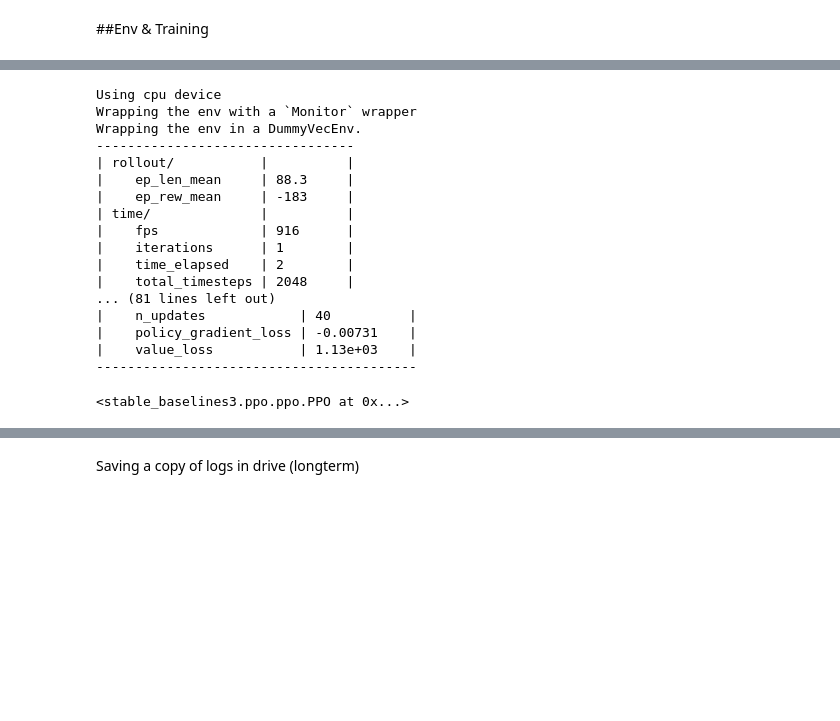
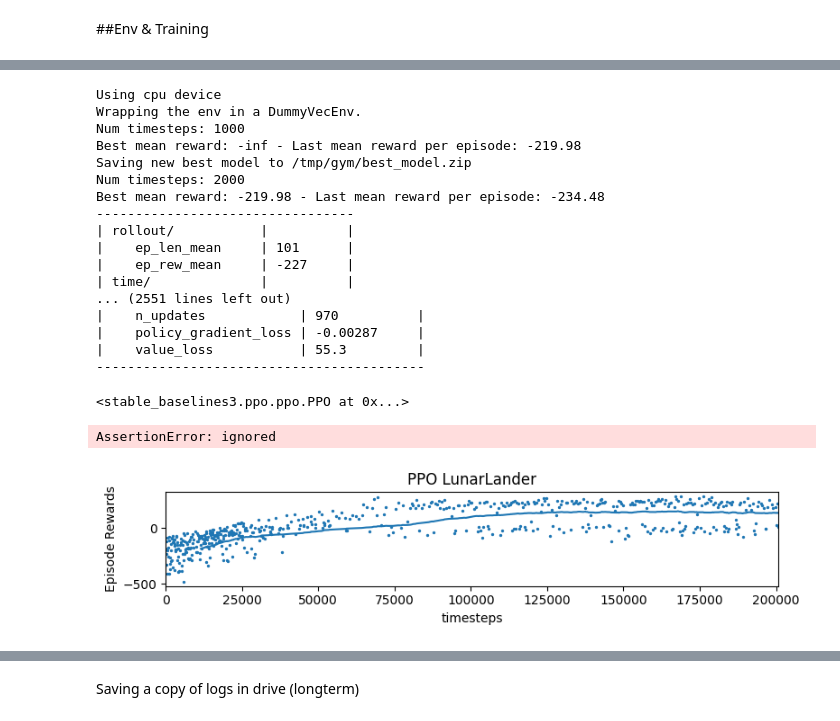
Before and after one commit to Jozdien/reward-side-channels, a Jupyter notebook: Reward_Side_Channels_with_Checkpoints_SB3.ipynb, the cells around one changed output, grey strips where cells are left out. Drawn from its saved outputs; the diff is of its cells as text; code cells hidden in the pictures; blank space fills up the shorter version.

Commit message:
Eval attempt - 1

```diff
--- a/Reward_Side_Channels_with_Checkpoints_SB3.ipynb
+++ b/Reward_Side_Channels_with_Checkpoints_SB3.ipynb
@@ -34,32 +163,34 @@ Requirement already satisfied: swig==4.* in /usr/local/lib/python3.10/dist-packa
 # %%
-import datetime
-import gymnasium as gym
-from stable_baselines3 import PPO
-from stable_baselines3.ppo import MlpPolicy
-from stable_baselines3.common.callbacks import CheckpointCallback
+
 # Save a checkpoint every 1000 steps
+date_time  = datetime.datetime.now().strftime('%Y-%m-%d_%H-%M-%S')
+log_dir = "/tmp/gym/"
+os.makedirs(log_dir, exist_ok=True)
 env = gym.make('LunarLander-v2', render_mode="rgb_array")
+env = Monitor(env, log_dir)
 checkpoint_callback = CheckpointCallback(save_freq=1000, save_path='/content/drive/MyDrive/Reward Side Channels - Model Data/logs_current/',
                                          name_prefix='ppo_agent')
+eval_callback = SaveOnBestTrainingRewardCallback(check_freq=1000, log_dir=log_dir)
 
+callback = CallbackList([checkpoint_callback, eval_callback])
 model = PPO(MlpPolicy, env, verbose = 1)
-model.learn(total_timesteps=10000, callback=checkpoint_callback, reset_num_timesteps=False)
+model.learn(total_timesteps=200000, callback=callback, reset_num_timesteps=False)
 # %% [output]
 Using cpu device
-Wrapping the env with a `Monitor` wrapper
 Wrapping the env in a DummyVecEnv.
+Num timesteps: 1000
+Best mean reward: -inf - Last mean reward per episode: -219.98
+Saving new best model to /tmp/gym/best_model.zip
+Num timesteps: 2000
+Best mean reward: -219.98 - Last mean reward per episode: -234.48
 ---------------------------------
 | rollout/           |          |
-|    ep_len_mean     | 88.3     |
-|    ep_rew_mean     | -183     |
+|    ep_len_mean     | 101      |
+|    ep_rew_mean     | -227     |
 | time/              |          |
-|    fps             | 916      |
-|    iterations      | 1        |
-|    time_elapsed    | 2        |
-|    total_timesteps | 2048     |
-... (81 lines left out)
-|    n_updates            | 40          |
-|    policy_gradient_loss | -0.00731    |
-|    value_loss           | 1.13e+03    |
------------------------------------------
+... (2551 lines left out)
+|    n_updates            | 970          |
+|    policy_gradient_loss | -0.00287     |
+|    value_loss           | 55.3         |
+------------------------------------------
 <stable_baselines3.ppo.ppo.PPO at 0x...>
@@ -67,0 +197,12 @@ Wrapping the env in a DummyVecEnv.
+# %%
+from stable_baselines3 import SAC
+from stable_baselines3.common.callbacks import CheckpointCallback
+
+checkpoint_callback = CheckpointCallback(save_freq=1000, save_path='./logs/',
+                                         name_prefix='rl_model',  save_replay_buffer=True,
+  save_vecnormalize=True)
+
+model = SAC('MlpPolicy', 'LunarLander-v2')
+model.learn(3000, callback=checkpoint_callback, reset_num_timesteps=False)
+# %% [output]
+AssertionError: ignored
@@ -67,0 +211,9 @@ Wrapping the env in a DummyVecEnv.
+# %%
+from stable_baselines3.common import results_plotter
+
+# Helper from the library
+results_plotter.plot_results(
+    [log_dir], 250000, results_plotter.X_TIMESTEPS, "PPO LunarLander"
+)
+# %% [output]
+[figure, added]
```
Also changed, not shown: parts of 24 cells of this notebook.
